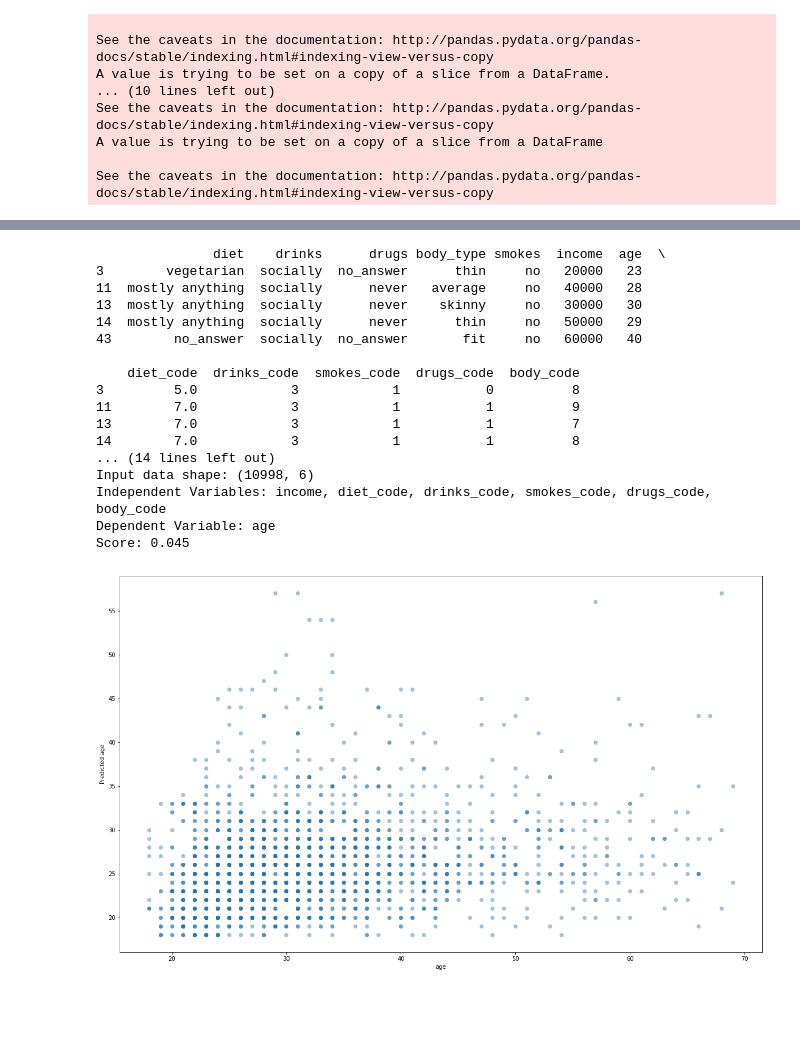
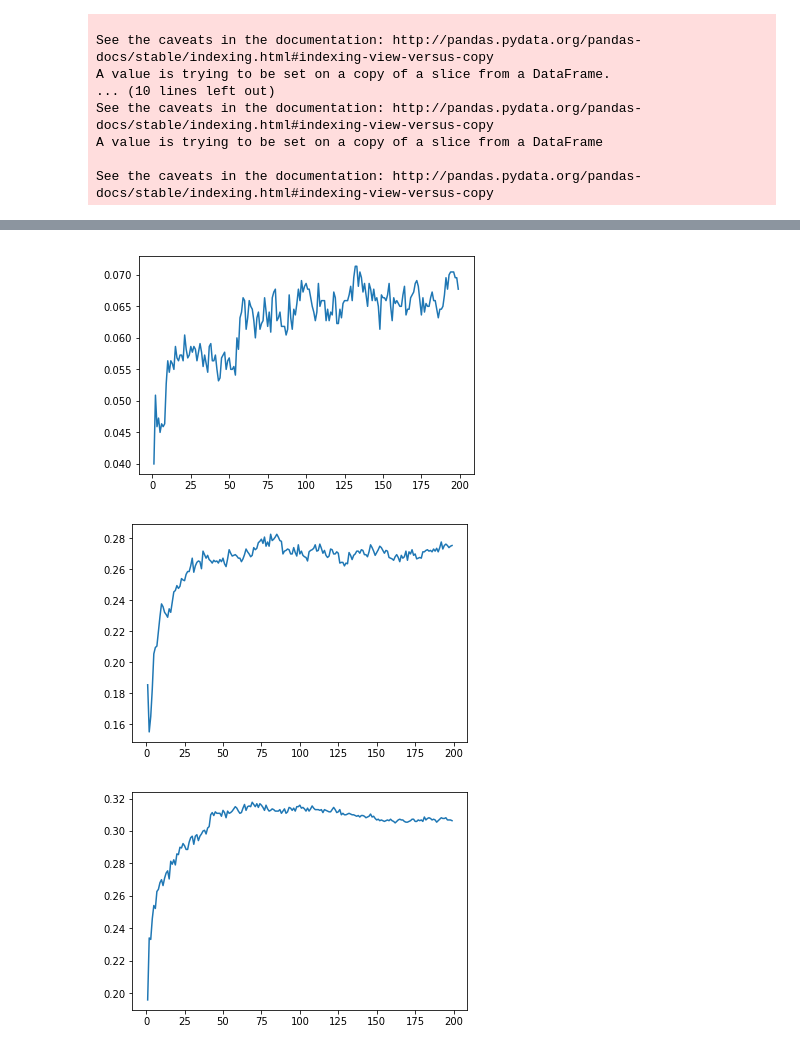
Before and after one commit to iamliamc/ca_machine_learning, a Jupyter notebook: ca_capstone.ipynb, the cells around one changed output, grey strips where cells are left out. Saved outputs shown, nothing was run; the diff lists cells and outputs as text; code cells hidden in the pictures; blank space fills up the shorter version.

```diff
--- a/ca_capstone.ipynb
+++ b/ca_capstone.ipynb
@@ -261,49 +261,44 @@ Score: -0.12408599179904178
 # %%
 def k_neighboors_classifier(feature_data, dependent_column):
-    print(feature_data.head())
     labels = feature_data[dependent_column]
     cols_to_drop = ["diet", "drinks", "drugs", "body_type", "smokes"] + [dependent_column]
     new_feature_data = feature_data.drop(labels=cols_to_drop, axis=1)
-    print(feature_data.head())
 
     feature_values_scaled = scaled_data = preprocessing.scale(new_feature_data, axis=0)
 
     new_feature_data = pd.DataFrame(feature_values_scaled, columns=new_feature_data.columns)
 
     train_data, test_data, train_labels, test_labels = train_test_split(new_feature_data, labels, test_size = 0.2, random_state = 1)
 
-    classifier = KNeighborsClassifier(n_neighbors = 5)
-    classifier.fit(train_data, train_labels)
+    scores = []
+    for k in range(1, 200):
+        classifier = KNeighborsClassifier(n_neighbors = k)
+        classifier.fit(train_data, train_labels)
+        scores.append(classifier.score(test_data, test_labels))
 
-    print("Input data shape: " + str(new_feature_data.shape))
-    print("Independent Variables: " + ", ".join(list(new_feature_data.columns)) )
-    print("Dependent Variable: " + dependent_column)
-    print('Score:', classifier.score(test_data, test_labels))
-
-    y_predicted = classifier.predict(test_data)
-
-    plt.scatter(test_labels, y_predicted, alpha=0.4)
-    plt.xlabel(dependent_column)
-    plt.ylabel('Predicted ' + dependent_column)
+    plt.plot(range(1,200), scores)
     plt.show()
 
+
+#     classifier = KNeighborsClassifier(n_neighbors = 5)
+#     classifier.fit(train_data, train_labels)
+
+#     print("Input data shape: " + str(new_feature_data.shape))
+#     print("Independent Variables: " + ", ".join(list(new_feature_data.columns)) )
+#     print("Dependent Variable: " + dependent_column)
+#     print('Score:', classifier.score(test_data, test_labels))
+
+#     y_predicted = classifier.predict(test_data)
+
+#     plt.scatter(test_labels, y_predicted, alpha=0.4)
+#     plt.xlabel(dependent_column)
+#     plt.ylabel('Predicted ' + dependent_column)
+#     plt.show()
+
 k_neighboors_classifier(feature_data, "age")
+k_neighboors_classifier(feature_data, "body_code")
+k_neighboors_classifier(feature_data, "income")
 # %% [output]
-               diet    drinks      drugs body_type smokes  income  age  \
-3        vegetarian  socially  no_answer      thin     no   20000   23
-11  mostly anything  socially      never   average     no   40000   28
-13  mostly anything  socially      never    skinny     no   30000   30
-14  mostly anything  socially      never      thin     no   50000   29
-43        no_answer  socially  no_answer       fit     no   60000   40
-
-    diet_code  drinks_code  smokes_code  drugs_code  body_code
-3         5.0            3            1           0          8
-11        7.0            3            1           1          9
-13        7.0            3            1           1          7
-14        7.0            3            1           1          8
-... (14 lines left out)
-Input data shape: (10998, 6)
-Independent Variables: income, diet_code, drinks_code, smokes_code, drugs_code, body_code
-Dependent Variable: age
-Score: 0.045
-[figure, old version]
+[figure, new version]
+[figure, added]
+[figure, added]
```
Also changed, not shown: parts of 5 cells of this notebook.
